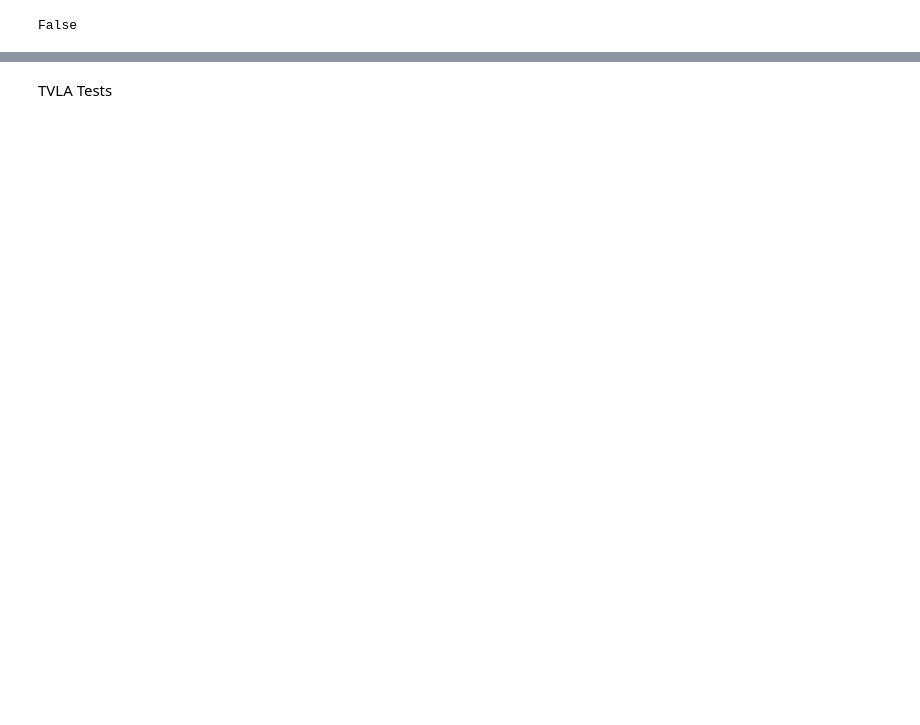
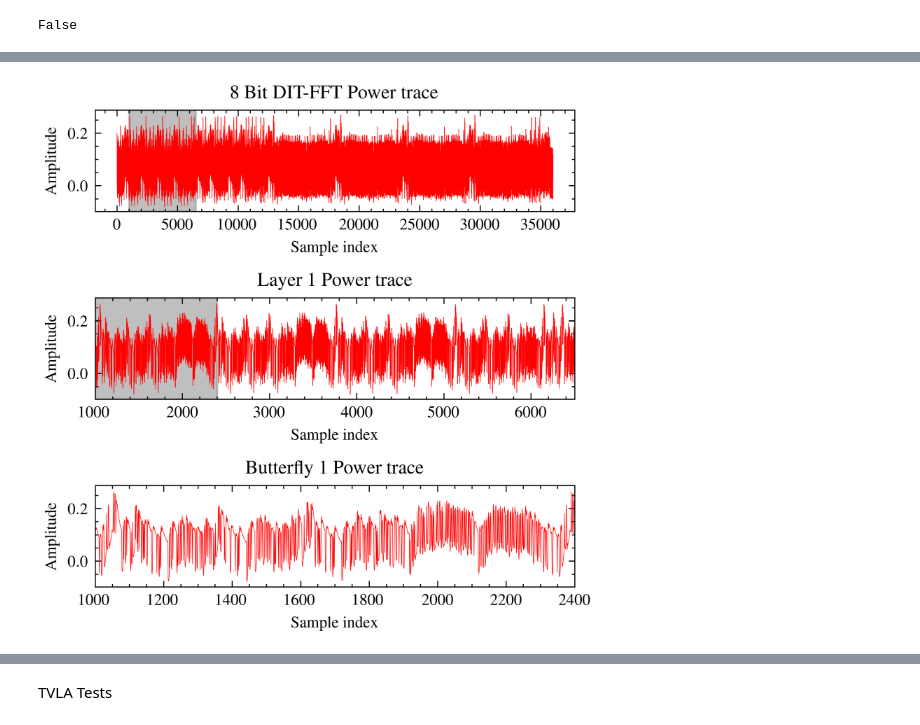
Before and after one commit to ncanavan1/Toeplitz_attack, a Jupyter notebook: adversary/TA_multivariate_gaussian.ipynb, the cells around one changed output, grey strips where cells are left out. Drawn from its saved outputs; the diff is of its cells as text; code cells hidden in the pictures; blank space fills up the shorter version.

Commit message:
Finsihed mcu plot

```diff
--- a/adversary/TA_multivariate_gaussian.ipynb
+++ b/adversary/TA_multivariate_gaussian.ipynb
@@ -219,6 +143,68 @@ sx0_mean = means[0]
 sx1_mean = means[1]
 sx2_mean = means[2]
 sx3_mean = means[3]
+# %%
+import matplotlib.pyplot as plt
+plt.style.use(['science','ieee'])
+
+lw = 0.25
+col1 = 'r'
+test_mean = sx3_mean
+
+# Example: dummy signal if sx0_mean is not defined
+# import numpy as np
+# x = np.arange(0, 5000)
+# sx0_mean = np.sin(0.002*np.pi*x) + 0.1*np.random.randn(len(x))
+
+# --- Create figure with two subplots (stacked vertically) ---
+fig, (ax, ax_zoom, ax_zoom_zoom) = plt.subplots(3, 1, figsize=(4,4), sharex=False, gridspec_kw={'height_ratios': [1, 1,1]})
+
+# --- Full trace ---
+ax.plot(test_mean, label="Power trace", color=col1, linewidth=lw)
+ax.set_xlabel("Sample index")
+ax.set_ylabel("Amplitude")
+ax.set_title("8 Bit DIT-FFT Power trace")
+
+# --- Zoomed subplot below ---
+x1, x2 = 1000, 6500   # zoomed range
+ax_zoom.plot(test_mean, color=col1, linewidth=lw)
+ax_zoom.set_xlim(x1, x2)
+ax_zoom.set_title("Layer 1 Power trace")
+
+ax_zoom.set_xlabel("Sample index")
+ax_zoom.set_ylabel("Amplitude")
+
+# Optional: highlight zoom region on main plot
+ax.axvspan(x1, x2, color="gray", alpha=0.5)
+
+
+# --- Zoomed subplot below ---
+x3, x4 = 1000, 2400   # zoomed range
+ax_zoom_zoom.plot(test_mean, color=col1, linewidth=lw)
+ax_zoom_zoom.set_xlim(x3, x4)
+ax_zoom_zoom.set_title("Butterfly 1 Power trace")
+
+ax_zoom_zoom.set_xlabel("Sample index")
+ax_zoom_zoom.set_ylabel("Amplitude")
+
+# Optional: highlight zoom region on main plot
+ax_zoom.axvspan(x3, x4, color="gray", alpha=0.5)
+
+x3, x4 = 2300, 3600
+x5, x6 = 3600, 4900
+x7, x8 = 4900, 6200
+
+#ax.axvspan(x3, x4, color="gray", alpha=0.4)
+#ax.axvspan(x5, x6, color="gray", alpha=0.6)
+#ax.axvspan(x7, x8, color="gray", alpha=0.8)
+
+
+plt.tight_layout()
+plt.savefig("../results/figures/TA_multivariate_gaussian_mcu.png", dpi=500)
+
+plt.show()
+# %% [output]
+[figure, added]
 # %%
 lw = 0.25
 col1 = 'r'
```
Also changed, not shown: parts of 16 cells of this notebook.
